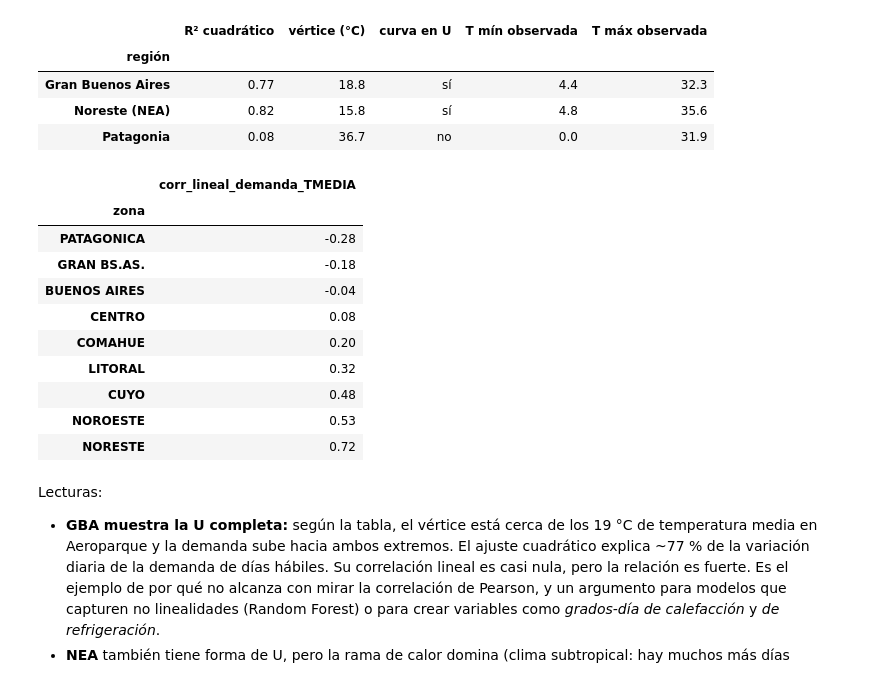
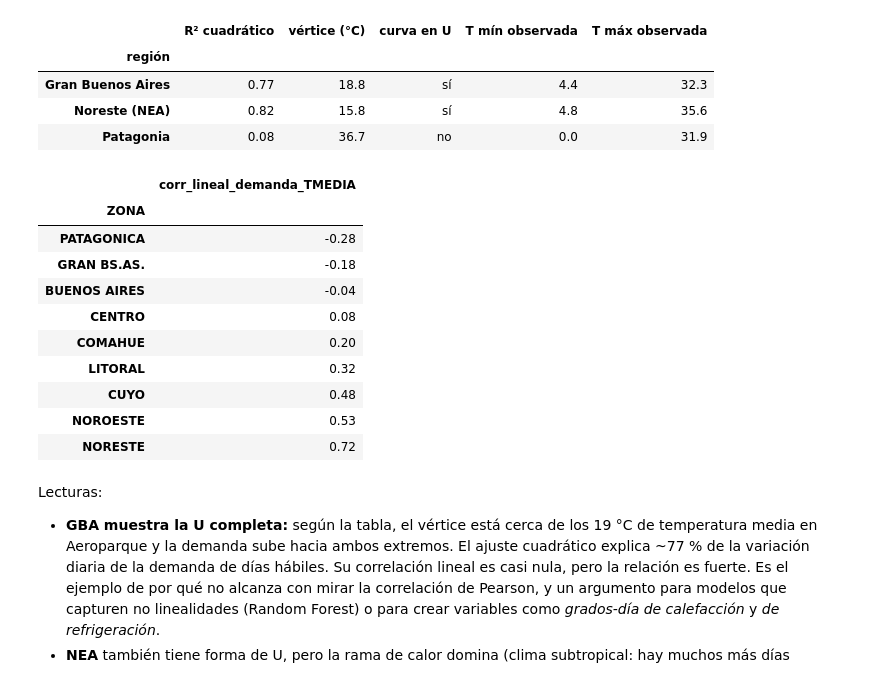
Before and after one commit to ElMejorGrupo4/2-da-Pre-entrega-, a Jupyter notebook: notebooks/01_eda_inicial.ipynb, the cells around one changed output. Cells and saved outputs as stored; diff of their text form; code cells hidden in the pictures.

```diff
--- a/notebooks/01_eda_inicial.ipynb
+++ b/notebooks/01_eda_inicial.ipynb
@@ -464,0 +527,12 @@ Estructura: una fila por **día y región**. 9 regiones × 3.468 días = 31.212
+# %%
+# estandarizo el nombre de las columnas para que no tengan tildes ni espacios y sigan una misma nomenclatura
+df_region = df_region.rename(columns={
+    "AÑO": "ANIO",
+    "Fecha": "FECHA",
+    "Tipo día": "TIPO_DIA",
+    "zona": "ZONA",
+    "demanda": "DEMANDA",
+    "estacion_smn": "ESTACION_SMN",
+})
+
+df_region.columns
@@ -464,0 +544,6 @@ Estructura: una fila por **día y región**. 9 regiones × 3.468 días = 31.212
+# %%
+# elimino la columna MES (texto) y la vuelvo a crear como número de mes a partir de FECHA
+df_region = df_region.drop(columns="MES")
+df_region["MES"] = df_region["FECHA"].dt.month
+
+df_region[["ANIO", "MES", "FECHA", "TIPO_DIA", "ZONA", "DEMANDA"]].head()
@@ -559,11 +672,11 @@ pd.DataFrame(filas).set_index("región")
 | Patagonia | 0.08 | 36.7 | no | 0.0 | 31.9 |
 # %%
 # la correlación lineal subestima una relación en U: sube de un lado y baja del otro, y se compensa
-corr = df_region.groupby("zona")[["demanda", "TMEDIA"]].corr().xs("TMEDIA", level=1)["demanda"]
+corr = df_region.groupby("ZONA")[["DEMANDA", "TMEDIA"]].corr().xs("TMEDIA", level=1)["DEMANDA"]
 corr.sort_values().round(2).rename("corr_lineal_demanda_TMEDIA").to_frame()
 # %% [output]
 |  | corr_lineal_demanda_TMEDIA |
-| zona |  |
+| ZONA |  |
 | PATAGONICA | -0.28 |
 | GRAN BS.AS. | -0.18 |
 | BUENOS AIRES | -0.04 |
```
Also changed, not shown: parts of 21 cells of this notebook, 2 other files.
